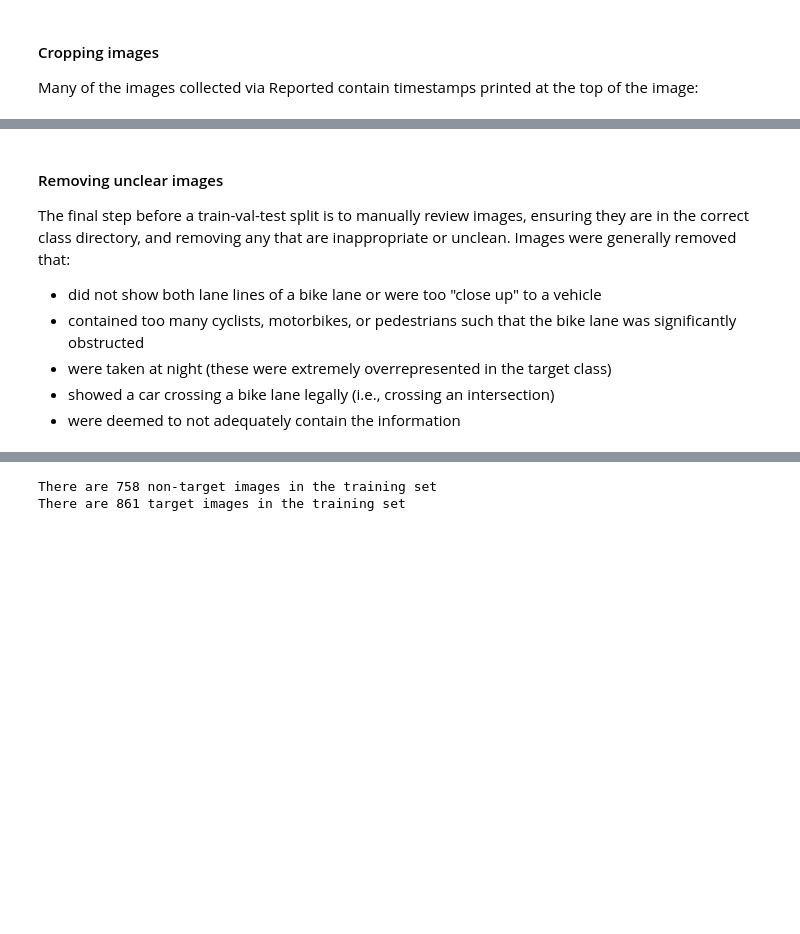
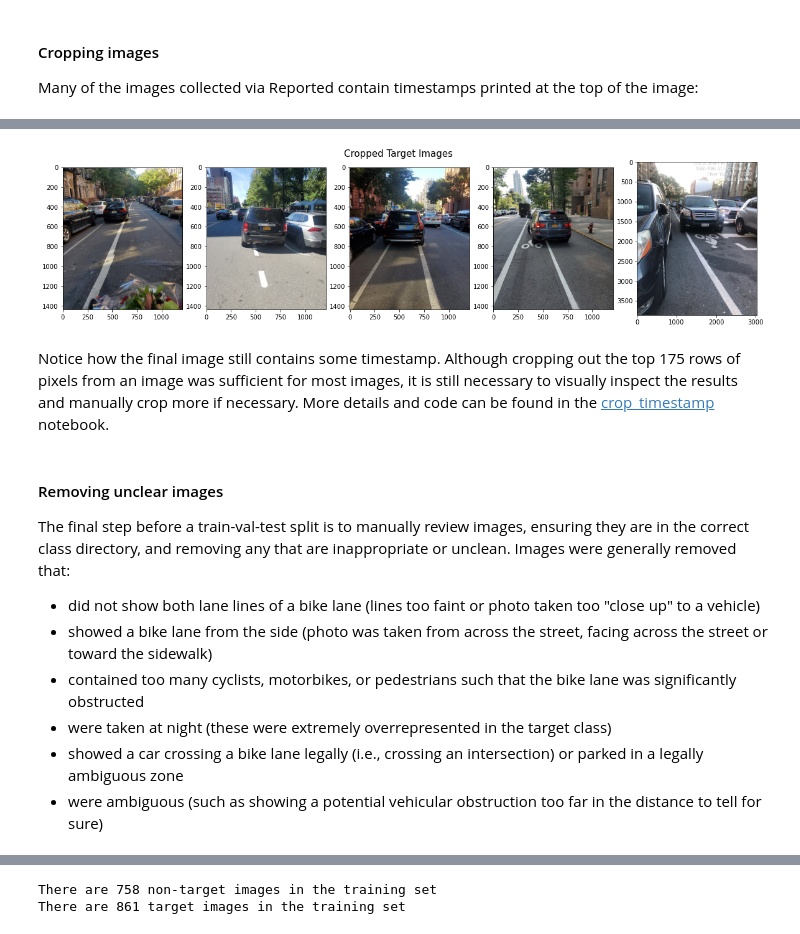
Before and after one commit to jmarkowi/NYC_bike_lanes, a Jupyter notebook: NYC_bike_lanes.ipynb, the cells around one changed output, grey strips where cells are left out. Cells and saved outputs as stored; diff of their text form; code cells hidden in the pictures; blank space fills up the shorter version.

```diff
--- a/NYC_bike_lanes.ipynb
+++ b/NYC_bike_lanes.ipynb
@@ -61,8 +98,27 @@ train_open_dir
+# %%
+# List of filenames
+vehicle_filenames = os.listdir(uncropped_vehicle_dir)
+
+# Crop the images
+cropped_vehicle_images = [crop_image(uncropped_vehicle_dir, name) for name in vehicle_filenames]
+# %%
+# Display results
+fig, axs = plt.subplots(1, 5, figsize=(20, 5))
+
+for i, ax in enumerate(axs):
+    ax.imshow(cropped_vehicle_images[i])
+fig.suptitle('Cropped Target Images', fontsize=15, y=0.9)
+fig.tight_layout;
+# %% [output]
+[figure, added]
+# %% [markdown]
+Notice how the final image still contains some timestamp. Although cropping out the top 175 rows of pixels from an image was sufficient for most images, it is still necessary to visually inspect the results and manually crop more if necessary. More details and code can be found in the [crop_timestamp](code/crop_timestamp) notebook.
 # %% [markdown]
 #### Removing unclear images
 The final step before a train-val-test split is to manually review images, ensuring they are in the correct class directory, and removing any that are inappropriate or unclean. Images were generally removed that:
- - did not show both lane lines of a bike lane or were too "close up" to a vehicle
+ - did not show both lane lines of a bike lane (lines too faint or photo taken too "close up" to a vehicle)
+ - showed a bike lane from the side (photo was taken from across the street, facing across the street or toward the sidewalk)
  - contained too many cyclists, motorbikes, or pedestrians such that the bike lane was significantly obstructed
  - were taken at night (these were extremely overrepresented in the target class)
- - showed a car crossing a bike lane legally (i.e., crossing an intersection)
- - were deemed to not adequately contain the information
+ - showed a car crossing a bike lane legally (i.e., crossing an intersection) or parked in a legally ambiguous zone
+ - were ambiguous (such as showing a potential vehicular obstruction too far in the distance to tell for sure)
```
Also changed, not shown: parts of 16 cells of this notebook, 6 other files.
